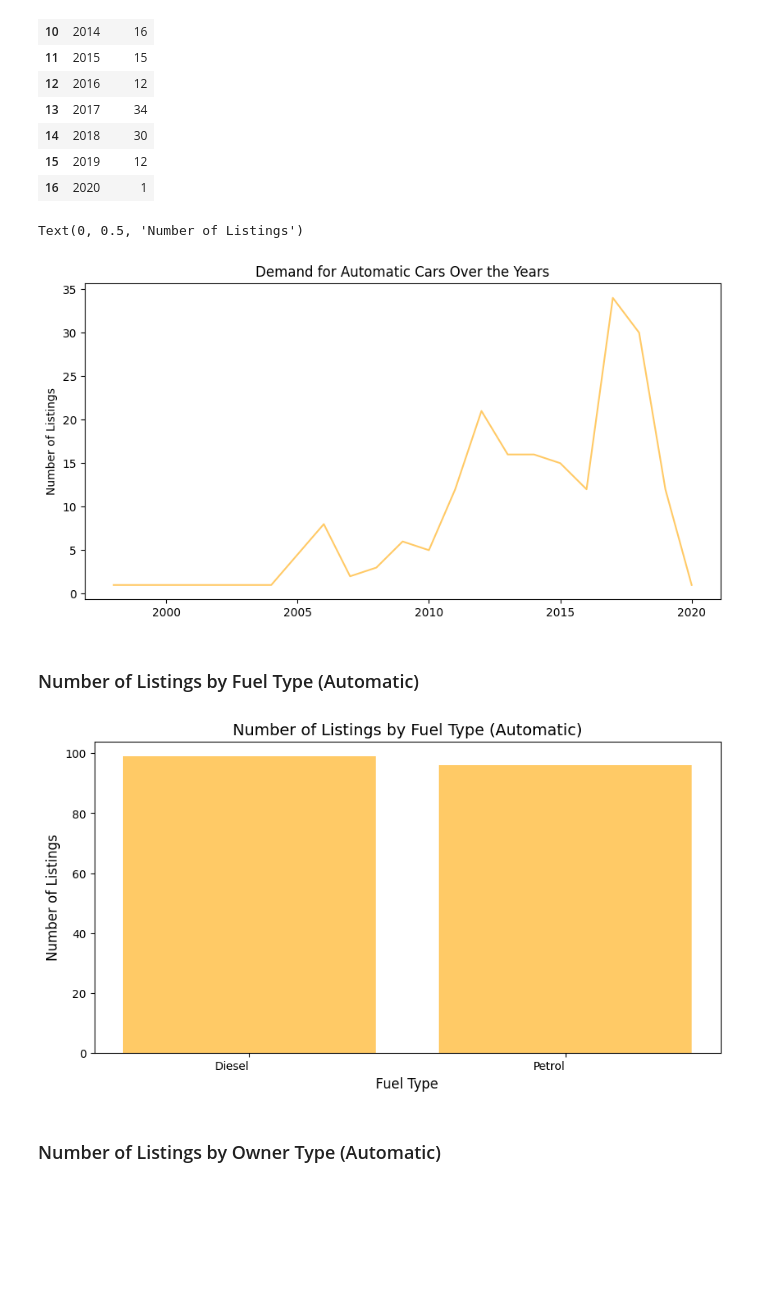
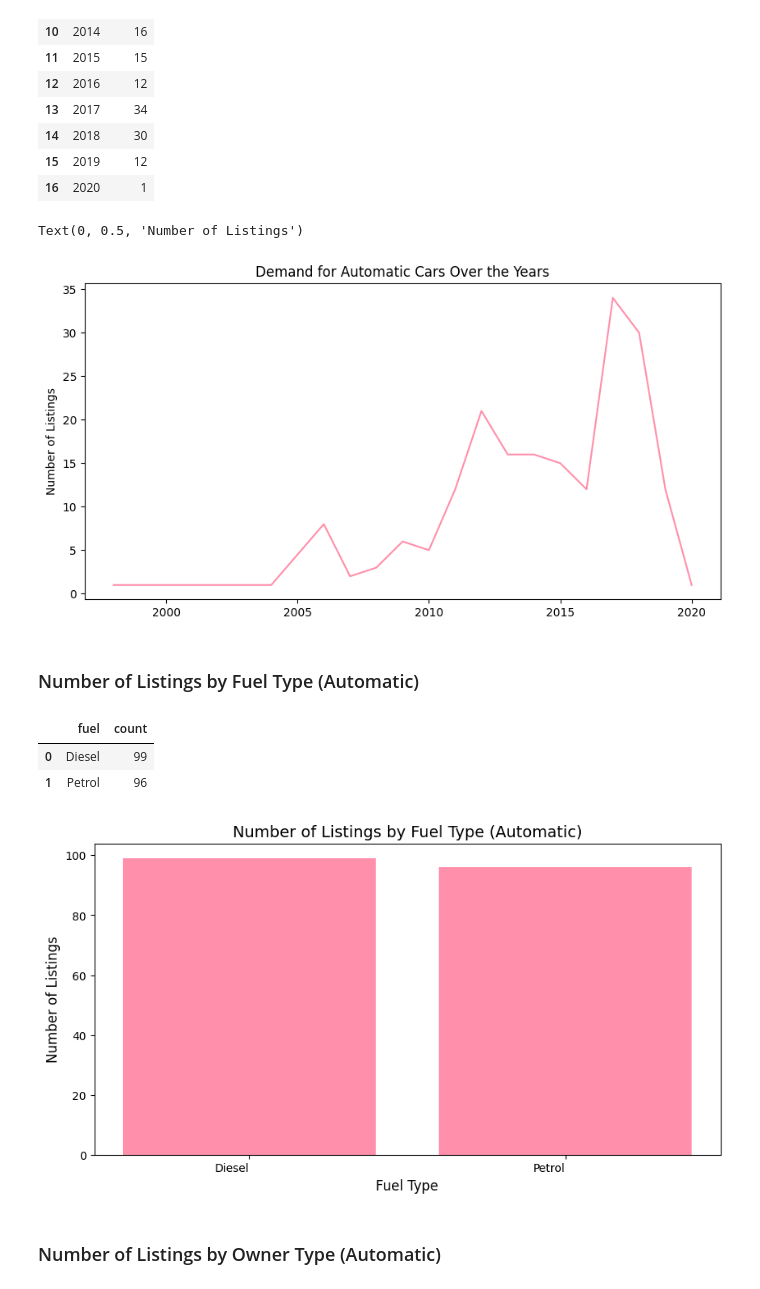
Before and after one commit to WendyInft/MATHEDA-INFANTE, a Jupyter notebook: WK11-Endterm-Exam/Exercise/visualizaion.ipynb, the cells around one changed output. Saved outputs shown, nothing was run; the diff lists cells and outputs as text; code cells hidden in the pictures; blank space fills up the shorter version.

```diff
--- a/WK11-Endterm-Exam/Exercise/visualizaion.ipynb
+++ b/WK11-Endterm-Exam/Exercise/visualizaion.ipynb
@@ -538,12 +559,12 @@ df_a
 | 16 | 2020 | 1 |
 # %%
 plt.figure(figsize=(10,5))
-plt.plot(df_a['year'],df_a['count'], color='#FFCA66')
+plt.plot(df_a['year'],df_a['count'], color='#FF8FAB')
 plt.title('Demand for Automatic Cars Over the Years')
 plt.ylabel('Number of Listings')
 # %% [output]
 Text(0, 0.5, 'Number of Listings')
-[figure, old version]
+[figure, new version]
 # %% [markdown]
 ### Number of Listings by Fuel Type (Automatic)
 # %%
@@ -551,13 +572,20 @@ automatic_counts = df[df['transmission'] == 'Automatic']['fuel'].value_counts()
+# %%
+df_a = df[df['transmission'] == 'Automatic'].groupby('fuel').size().reset_index(name='count')
+df_a
+# %% [output]
+|  | fuel | count |
+| 0 | Diesel | 99 |
+| 1 | Petrol | 96 |
 # %%
 plt.figure(figsize=(10, 5))
-plt.bar(automatic_counts.index, automatic_counts.values, color='#FFCA66')
+plt.bar(df_a["fuel"], df_a["count"], color='#FF8FAB')
 plt.title('Number of Listings by Fuel Type (Automatic)', fontsize=14)
 plt.xlabel('Fuel Type', fontsize=12)
 plt.ylabel('Number of Listings', fontsize=12)
 plt.xticks(rotation=0, ha='right')
 plt.show()
 # %% [output]
-[figure, old version]
+[figure, new version]
 # %% [markdown]
 ### Number of Listings by Owner Type (Automatic)
 # %%
```
Also changed, not shown: parts of 34 cells of this notebook.
